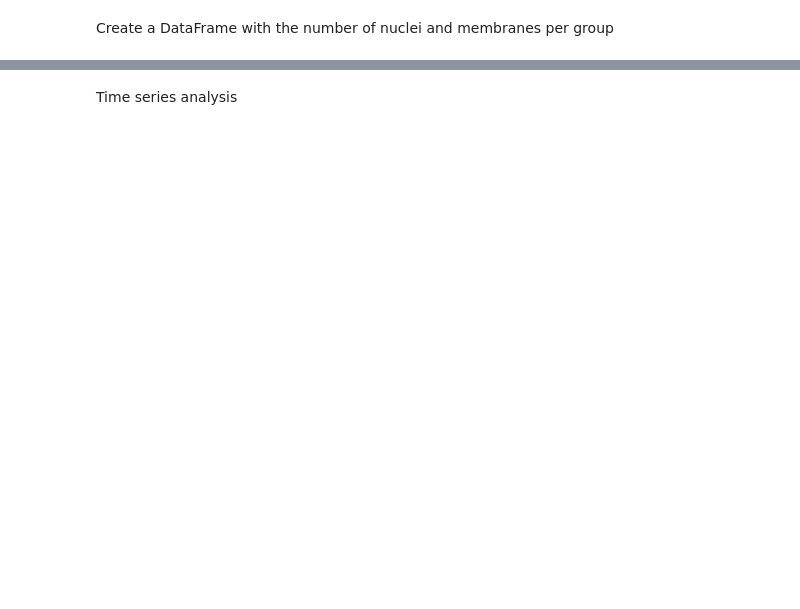
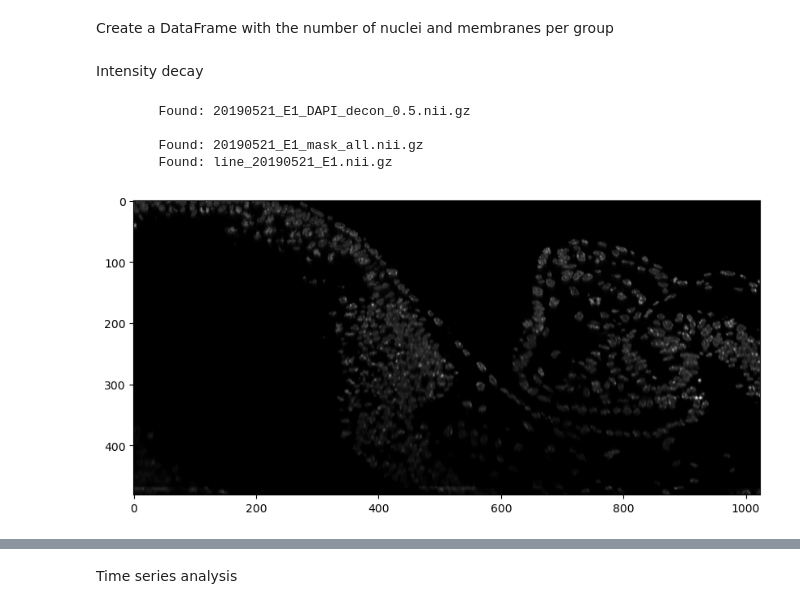
Before and after one commit to ignacio-ms/PyMorph, a Jupyter notebook: notebooks/7.1-Analysis.ipynb, the cells around one changed output, grey strips where cells are left out. Saved outputs shown, nothing was run; the diff lists cells and outputs as text; code cells hidden in the pictures; blank space fills up the shorter version.

```diff
--- a/notebooks/7.1-Analysis.ipynb
+++ b/notebooks/7.1-Analysis.ipynb
@@ -24,3 +24,5 @@ matplotlib.rc("figure", figsize=(15, 5))
 plt.style.use('default')
 # %% [markdown]
 Create a DataFrame with the number of nuclei and membranes per group
+# %% [markdown]
+Intensity decay
@@ -26,0 +95,24 @@ Create a DataFrame with the number of nuclei and membranes per group
+# %%
+s = '0521_E1'
+ds = HtDataset(data_path=v.data_path)
+
+raw_path, _ = ds.read_specimen(s, 'Nuclei', 'RawImages', False, verbose=1)
+seg_path, _ = ds.read_specimen(s, 'Nuclei', 'Segmentation', False, verbose=1)
+lines_path, _ = ds.read_line(s, verbose=1)
+
+raw_img = imaging.read_image(raw_path)
+seg_img = imaging.read_image(seg_path)
+lines_img = imaging.read_image(lines_path)
+# %% [output]
+        Found: 20190521_E1_DAPI_decon_0.5.nii.gz
+
+        Found: 20190521_E1_mask_all.nii.gz
+        Found: line_20190521_E1.nii.gz
+# %%
+aux = imaging.read_image(raw_path, axes='ZYX')
+
+plt.figure(figsize=(10, 10))
+plt.imshow(aux[..., 509], cmap='gray')
+plt.show()
+# %% [output]
+[figure, added]
```
Also changed, not shown: parts of 14 cells of this notebook, 11 other files.
